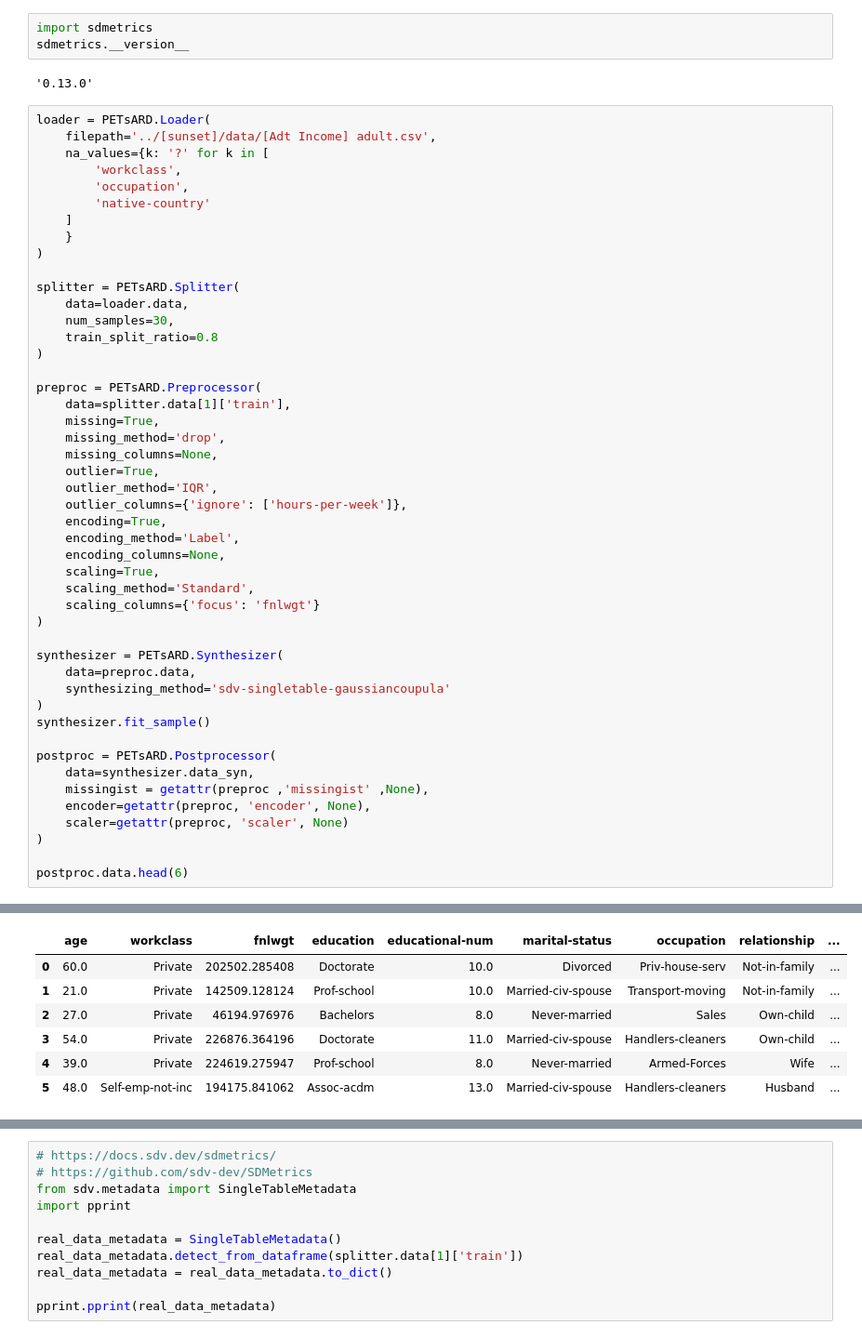
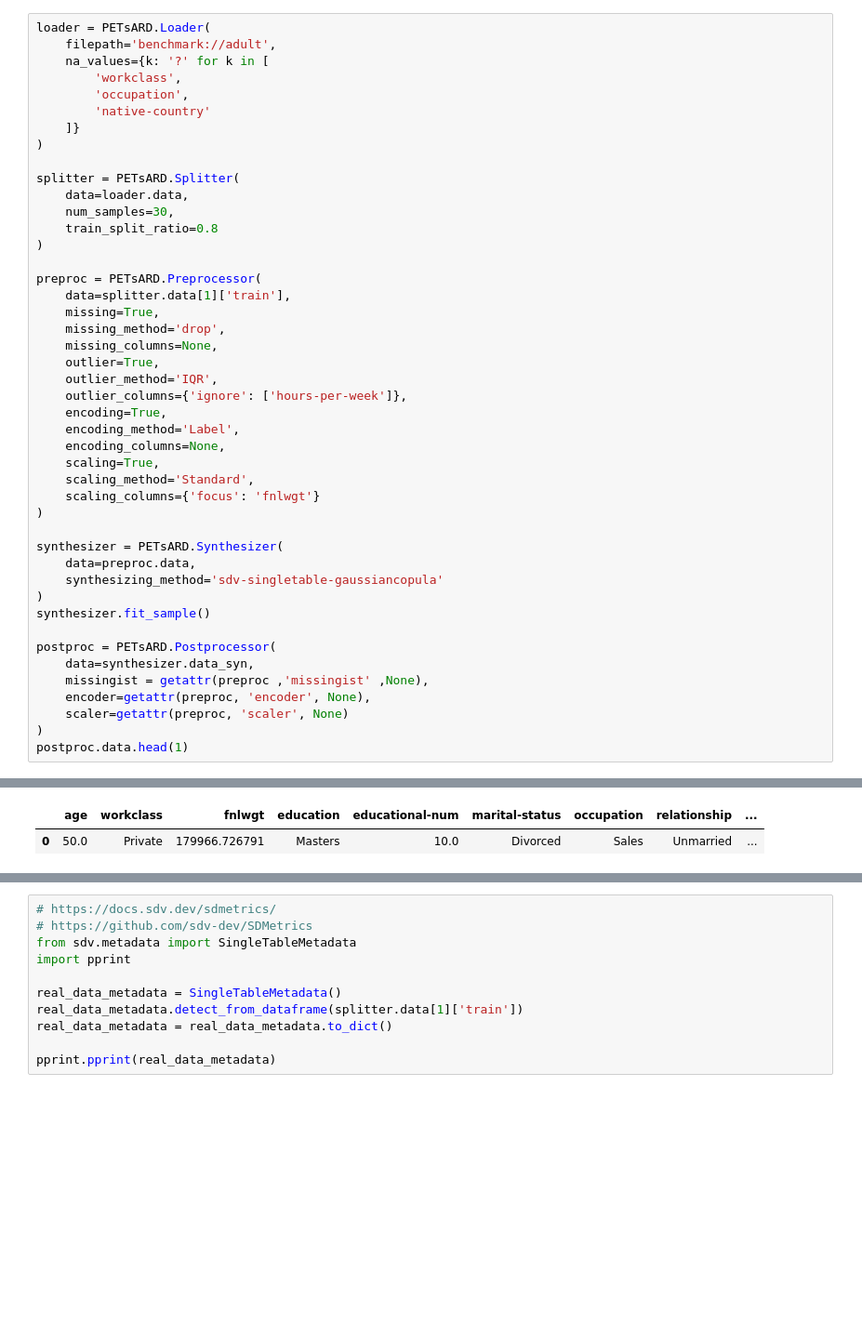
Before and after one commit to nics-tw/petsard, a Jupyter notebook: demo/Demo_SDMetrics.ipynb, the cells around one changed output, grey strips where cells are left out. Shown at 93% size. Saved outputs shown, nothing was run; the diff lists cells and outputs as text; blank space fills up the shorter version.

Commit message:
20240112, #83 - SDMetrics release

```diff
--- a/demo/Demo_SDMetrics.ipynb
+++ b/demo/Demo_SDMetrics.ipynb
@@ -17,17 +11,11 @@ ERROR: No matching distribution found for sdmetrics==0.13
-# %%
-import sdmetrics
-sdmetrics.__version__
-# %% [output]
-'0.13.0'
 # %%
 loader = PETsARD.Loader(
-    filepath='../[sunset]/data/[Adt Income] adult.csv',
+    filepath='benchmark://adult',
     na_values={k: '?' for k in [
         'workclass',
         'occupation',
         'native-country'
-    ]
-    }
+    ]}
 )
 
 splitter = PETsARD.Splitter(
@@ -54,7 +42,7 @@ preproc = PETsARD.Preprocessor(
 
 synthesizer = PETsARD.Synthesizer(
     data=preproc.data,
-    synthesizing_method='sdv-singletable-gaussiancoupula'
+    synthesizing_method='sdv-singletable-gaussiancopula'
 )
 synthesizer.fit_sample()
 
@@ -64,6 +52,5 @@ postproc = PETsARD.Postprocessor(
     encoder=getattr(preproc, 'encoder', None),
     scaler=getattr(preproc, 'scaler', None)
 )
-
-postproc.data.head(6)
+postproc.data.head(1)
 # %% [output]
@@ -87,7 +74,2 @@ Postprocessor - Missingist (<PETsARD.Preprocessor.Missingist_Drop.Missingist_Dro
 |  | age | workclass | fnlwgt | education | educational-num | marital-status | occupation | relationship | ... |
-| 0 | 60.0 | Private | 202502.285408 | Doctorate | 10.0 | Divorced | Priv-house-serv | Not-in-family | ... |
-| 1 | 21.0 | Private | 142509.128124 | Prof-school | 10.0 | Married-civ-spouse | Transport-moving | Not-in-family | ... |
-| 2 | 27.0 | Private | 46194.976976 | Bachelors | 8.0 | Never-married | Sales | Own-child | ... |
-| 3 | 54.0 | Private | 226876.364196 | Doctorate | 11.0 | Married-civ-spouse | Handlers-cleaners | Own-child | ... |
-| 4 | 39.0 | Private | 224619.275947 | Prof-school | 8.0 | Never-married | Armed-Forces | Wife | ... |
-| 5 | 48.0 | Self-emp-not-inc | 194175.841062 | Assoc-acdm | 13.0 | Married-civ-spouse | Handlers-cleaners | Husband | ... |
+| 0 | 50.0 | Private | 179966.726791 | Masters | 10.0 | Divorced | Sales | Unmarried | ... |
```
Also changed, not shown: parts of 5 cells of this notebook, 8 other files.
